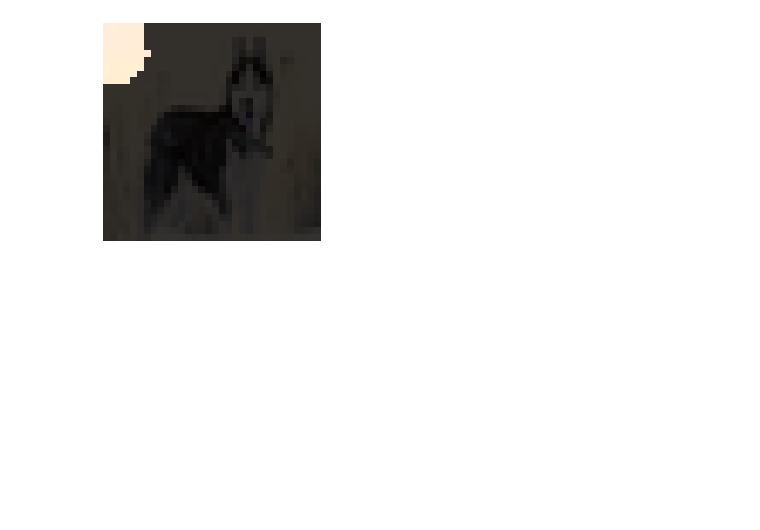
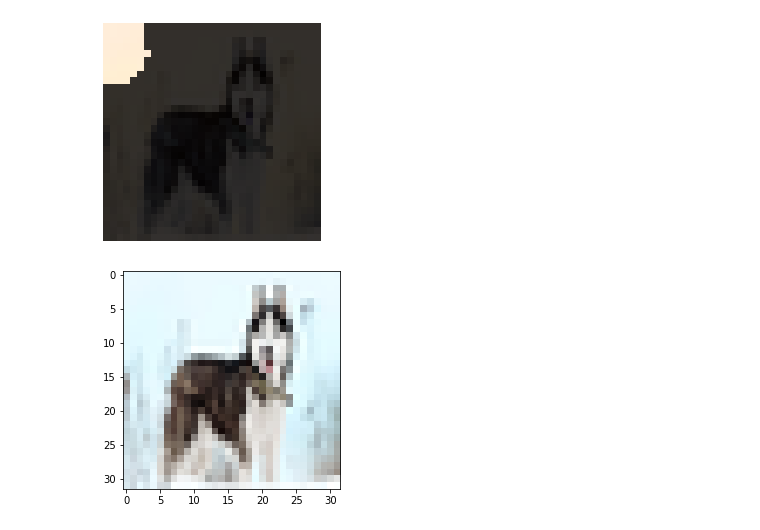
Before and after one commit to Guanzhao-hub/17644-Deep-Learning-Model-Inspection, a Jupyter notebook: backpropagration_approach/Integrated_Gradient/TrueLens_Practice/TruLens_Demo.ipynb, the cells around one changed output. Saved outputs shown, nothing was run; the diff lists cells and outputs as text; code cells hidden in the pictures; blank space fills up the shorter version.

```diff
--- a/backpropagration_approach/Integrated_Gradient/TrueLens_Practice/TruLens_Demo.ipynb
+++ b/backpropagration_approach/Integrated_Gradient/TrueLens_Practice/TruLens_Demo.ipynb
@@ -98,3 +98,10 @@ INFO: If this seems incorrect, you can force the correct backend by passing the
 [figure]
 # %%
 pre_trained_model = create_model()
+# %%
+import PIL
+import matplotlib.pyplot as plt
+with PIL.Image.open('husky.jpeg') as img:
+    plt.imshow(img.resize((32,32), PIL.Image.ANTIALIAS))
+# %% [output]
+[figure, added]
```
Also changed, not shown: 4 other files.
